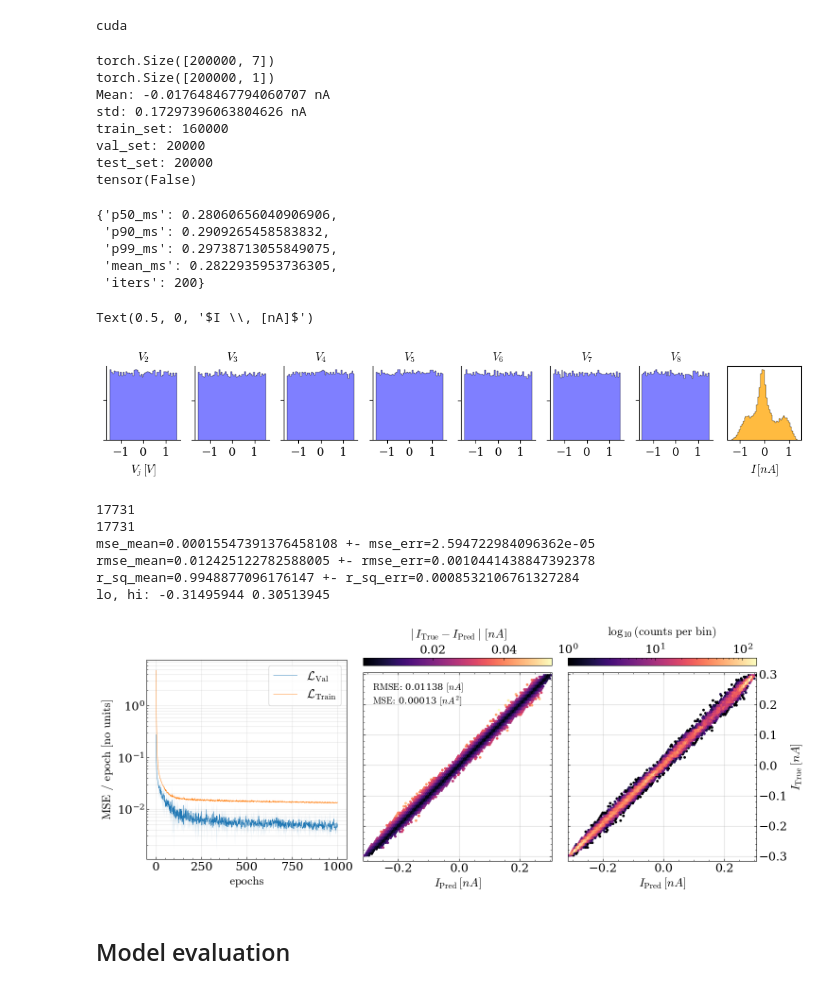
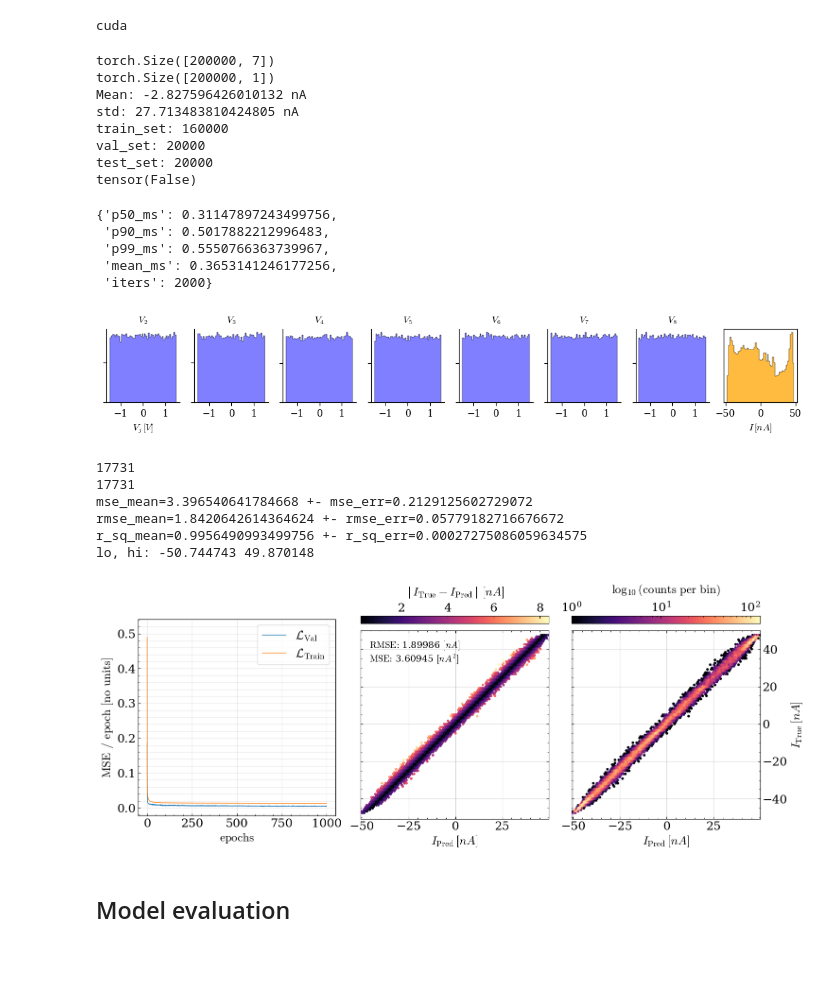
Before and after one commit to jwass1997/kmc_project, a Jupyter notebook: scripts/python_scripts/model_comparision.ipynb, the cells around one changed output. Drawn from its saved outputs; the diff is of its cells as text; code cells hidden in the pictures; blank space fills up the shorter version.

```diff
--- a/scripts/python_scripts/model_comparision.ipynb
+++ b/scripts/python_scripts/model_comparision.ipynb
@@ -121,12 +121,16 @@ def bench(model, x, device="cuda"):
 
 device = torch.device('cuda' if torch.cuda.is_available() else 'cpu')
 print(device)
+
+e_0 = 1.60217663e-19
+time_scale = 1e21
+out_scale = e_0 * time_scale
 # %% [output]
 cuda
 # %%
 dataset_num = 0
 dist_type = 'uni_1e7'
-data_folder = 'uni_1e7'
+data_folder = dist_type
 data_dir = Path(f'/gpfs/bwfor/work/ws/hd_gy283-my_data/final_datasets/') / data_folder
 num_batches = 400
 batch_size = 1024
@@ -158,7 +162,7 @@ ys = np.concatenate(currents, axis=0)
 
 V = torch.from_numpy(vs).float()
 
-y = torch.from_numpy(ys).unsqueeze(-1).float()
+y = torch.from_numpy(ys).unsqueeze(-1).float() * out_scale
 print(V.shape)
 print(y.shape)
 
@@ -198,8 +202,8 @@ y_true = np.concatenate(y_true_l, axis=0).ravel()
 # %% [output]
 torch.Size([200000, 7])
 torch.Size([200000, 1])
-Mean: -0.017648467794060707 nA
-std: 0.17297396063804626 nA
+Mean: -2.827596426010132 nA
+std: 27.713483810424805 nA
 train_set: 160000
 val_set: 20000
 test_set: 20000
@@ -216,7 +220,7 @@ state_dict = torch.load(f'/gpfs/bwfor/work/ws/hd_gy283-my_data/final_datasets/{d
 model = CondSM(state_dict['layer_dims'], state_dict['dropout'], state_dict['batch_norm'])
 model.load_state_dict(state_dict['model_state_dict'])
 
-def measure_latency(model, inputs, device="cuda", iters=200, warmup=50):
+def measure_latency(model, inputs, device="cuda", iters=2000, warmup=50):
     model = model.to(device).eval()
     if isinstance(inputs, (list, tuple)):
         inputs = [x.to(device) for x in inputs]
@@ -258,52 +262,64 @@ def measure_latency(model, inputs, device="cuda", iters=200, warmup=50):
         "iters": iters,
     }
 
-input_tensor_1d = torch.ones((1024, 7))
+input_tensor_1d = torch.ones((1000, 7))
 measure_latency(model, input_tensor_1d)
 # %% [output]
-{'p50_ms': 0.28060656040906906,
- 'p90_ms': 0.2909265458583832,
- 'p99_ms': 0.29738713055849075,
- 'mean_ms': 0.2822935953736305,
- 'iters': 200}
+{'p50_ms': 0.31147897243499756,
+ 'p90_ms': 0.5017882212996483,
+ 'p99_ms': 0.5550766363739967,
+ 'mean_ms': 0.3653141246177256,
+ 'iters': 2000}
 # %%
 """VOLTAGE HISTS"""
+
+import matplotlib as mpl
+mpl.rcParams.update({
+    "font.size": 10,          # base font (affects cbar label unless overridden)
+    "xtick.labelsize": 10,    # affects horizontal colorbar ticks
+    "ytick.labelsize": 10,    # affects vertical colorbar ticks
+    # Optional extras you may want:
+    "axes.titlesize": 10,
+    "axes.labelsize": 10,
+    "legend.fontsize": 10,
+    "font.family": "serif",
+    "mathtext.fontset": "cm",
+})
 
 voltage_samples = []
 current_samples = []
 for v, y in train_loader:
     voltage_samples.append(v)
     current_samples.append(y)
 n_e = 7
 
 voltage_samples = np.concatenate(voltage_samples, axis=0)[:50_000, ...]
 current_samples = np.concatenate(current_samples, axis=0)[:50_000, ...]
 
 fig, axs = plt.subplots(ncols=n_e+1, figsize=(13,13))
 
 for j in range(n_e):
     filled_step_hist(axs[j], voltage_samples[:, j], bins=50, density=True, facecolor='blue', edgecolor='k', alpha=.5, lw=0.3)
     #axs[j].minorticks_on()
     if j == 0:
         axs[j].set_xlabel(r'$V_j \, [V]$')
     axs[j].tick_params(labelleft=False)
     #axs[j].tick_params(which='both', direction='in')
     axs[j].set_box_aspect(1)
 
     axs[j].set_title(label=rf'$V_{j+2}$')
     #axs[j].grid(True, axis="y", alpha=1)
     axs[j].spines["top"].set_visible(False)
     axs[j].spines["right"].set_visible(False)
 
 filled_step_hist(axs[n_e], current_samples, bins=50, density=True, facecolor='orange', edgecolor='k', alpha=.75, lw=0.3)
 axs[n_e].set_box_aspect(1)
 axs[n_e].tick_params(labelleft=False, labelright=False, left=False, right=False)
 axs[n_e].set_xlabel(r'$I \, [nA]$')
 
-#plt.savefig('uni_data_hists.pdf', bbox_inches='tight')
+plt.savefig('uni_data_hists.pdf', bbox_inches='tight')
 # %% [output]
-Text(0.5, 0, '$I \\, [nA]$')
-[figure, old version]
+[figure, new version]
 # %%
 import matplotlib as mpl
 mpl.rcParams.update({
@@ -318,6 +334,9 @@ mpl.rcParams.update({
     "mathtext.fontset": "cm",
 })
 
+hidden_dim = 90
+layer_num = 5
+
 n = 2
 num_epochs = 1000
 all_val_losses = []
@@ -328,7 +347,7 @@ rmses = []
 r_sqs = []
 for i in range(n):
 
-    state_dict = torch.load(f"{data_dir}/sm_{dist_type}_baseline_{i}_epochs=1000_dp=0.1_bn=True_hd=90_ls=5_noise=True.pth", weights_only=False, map_location='cpu')
+    state_dict = torch.load(f"{data_dir}/sm_{dist_type}_baseline_{i}_epochs=1000_dp=0.1_bn=True_hd={hidden_dim}_ls={layer_num}_noise=True.pth", weights_only=False, map_location='cpu')
     model = CondSM(state_dict['layer_dims'], state_dict['dropout'], state_dict['batch_norm'])
     model.load_state_dict(state_dict['model_state_dict'])
     model.eval()
@@ -348,7 +367,7 @@ for i in range(n):
             v = v.to(device, non_blocking=True, dtype=torch.float32)
             y = y.to(device, non_blocking=True, dtype=torch.float32)
 
-            preds = model(v).detach().cpu().numpy()
+            preds = model(v).detach().cpu().numpy() #* out_scale
             pred_params.append(preds)
     y_pred_l = [params for params in pred_params]
     predictions.append(np.concatenate(y_pred_l, axis=0).ravel())
@@ -422,12 +441,12 @@ val_err = std_val / np.sqrt(n)
 train_err = std_train / np.sqrt(n)
 
 ax[0].fill_between(epochs, mean_val - 1.96*val_err, mean_val + 1.96*val_err, alpha=0.2)
-ax[0].plot(epochs, mean_val, lw=0.6, label=r'$\mathcal{L}_{\mathrm{Val}}$')
+ax[0].plot(epochs, mean_val, lw=1, label=r'$\mathcal{L}_{\mathrm{Val}}$')
 
 ax[0].fill_between(epochs, mean_train - 1.96*train_err, mean_train + 1.96*train_err, alpha=0.25)
-ax[0].plot(epochs, mean_train, lw=0.6, label=r'$\mathcal{L}_{\mathrm{Train}}$')
+ax[0].plot(epochs, mean_train, lw=1, label=r'$\mathcal{L}_{\mathrm{Train}}$')
 
-ax[0].set_yscale('log')
+#ax[0].set_yscale('log')
 ax[0].legend()
 
 # Shared parity styling helper
@@ -561,11 +580,11 @@ plt.show()
 # %% [output]
 17731
 17731
-mse_mean=0.00015547391376458108 +- mse_err=2.594722984096362e-05
-rmse_mean=0.012425122782588005 +- rmse_err=0.0010441438847392378
-r_sq_mean=0.9948877096176147 +- r_sq_err=0.0008532106761327284
-lo, hi: -0.31495944 0.30513945
+mse_mean=3.396540641784668 +- mse_err=0.2129125602729072
+rmse_mean=1.8420642614364624 +- rmse_err=0.05779182716676672
+r_sq_mean=0.9956490993499756 +- r_sq_err=0.00027275086059634575
+lo, hi: -50.744743 49.870148
-[figure, old version]
+[figure, new version]
 # %% [markdown]
 ## Model evaluation
 # %%
```
Also changed, not shown: parts of 2 cells of this notebook, 56 other files.
